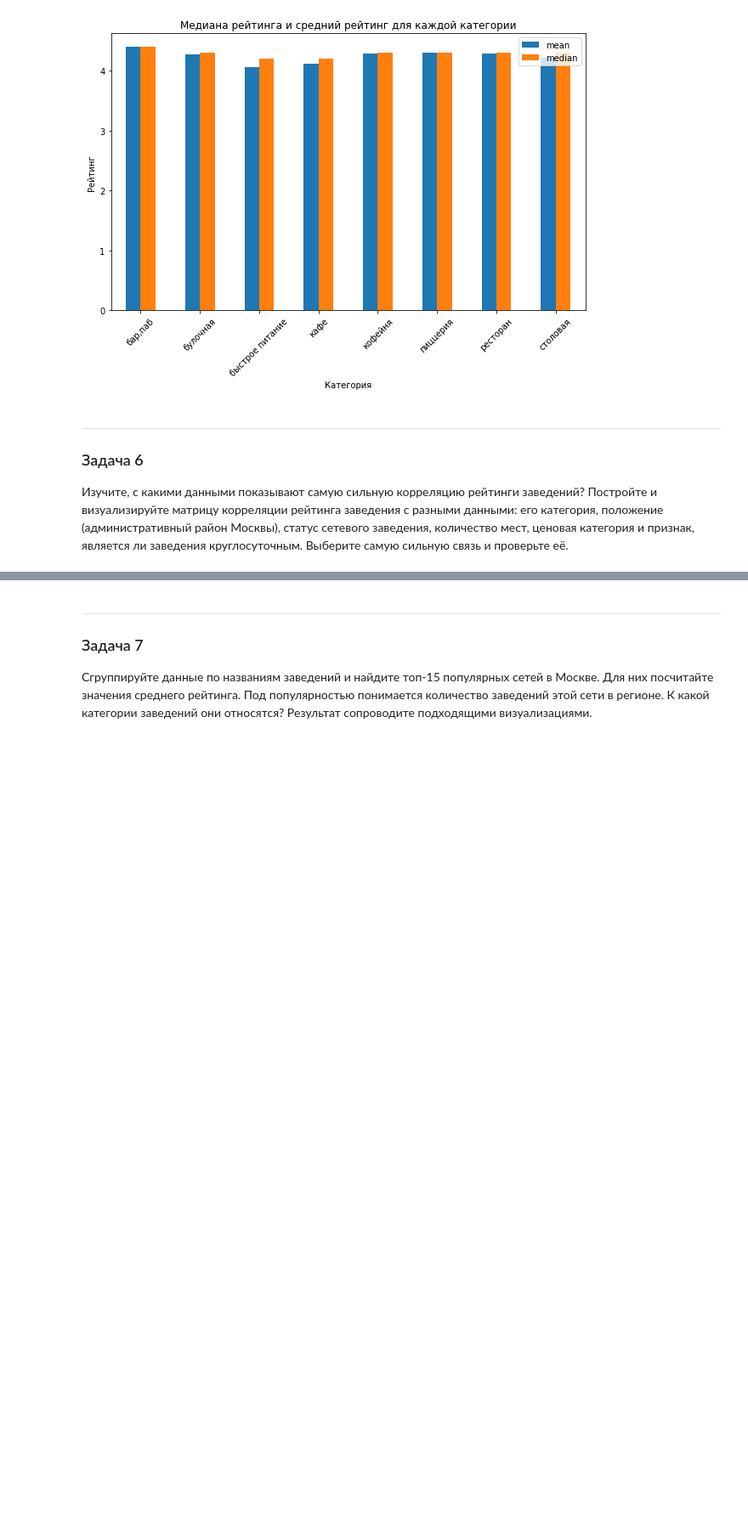
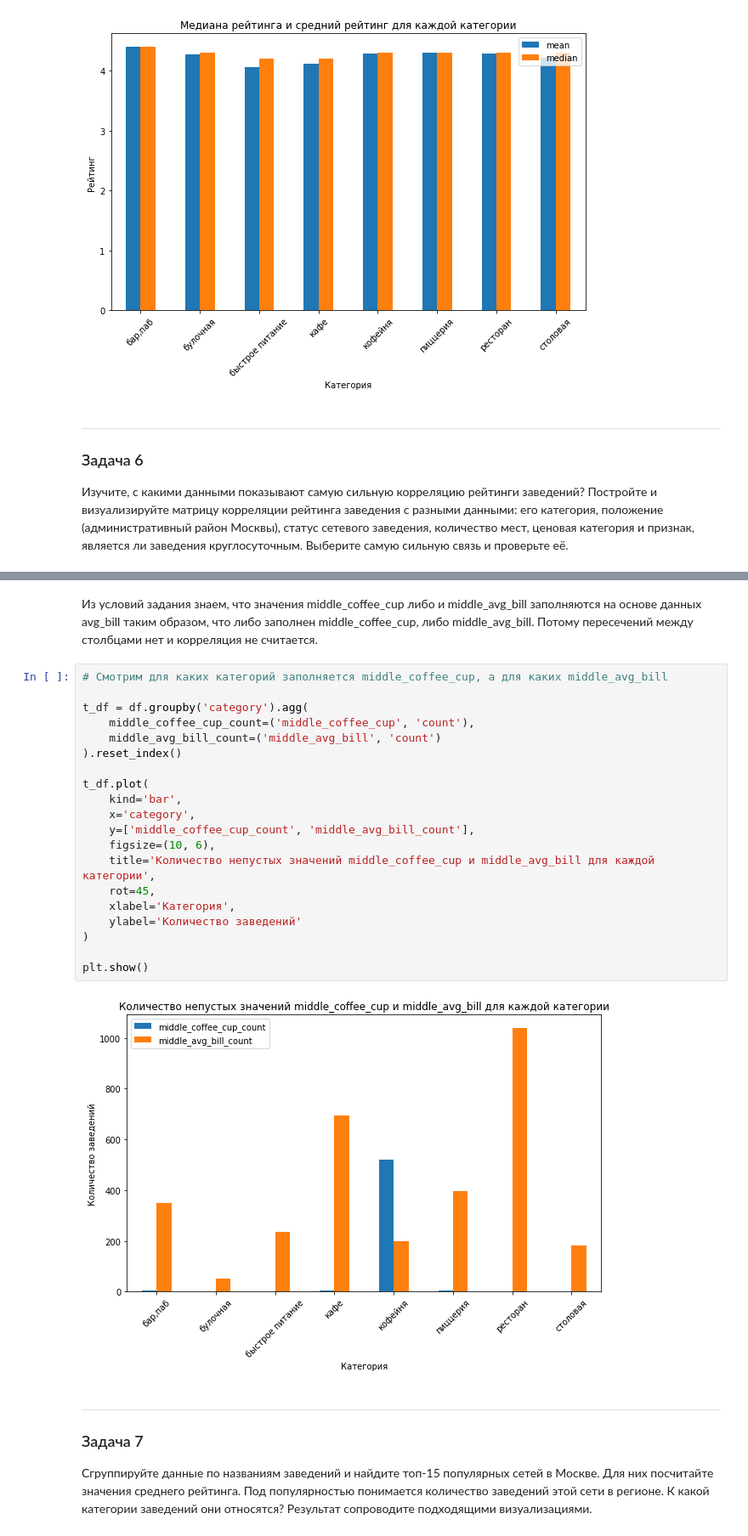
Before and after one commit to blbl-blbl/yandex_practicum_Data_Science_Course, a Jupyter notebook: Module_2_Python_Preprocessing/2. food sector analysis/food_sector_analysis.ipynb, the cells around one changed output, grey strips where cells are left out. Shown: that part at 85% size. Drawn from its saved outputs; the diff is of its cells as text; blank space fills up the shorter version.

```diff
--- a/Module_2_Python_Preprocessing/2. food sector analysis/food_sector_analysis.ipynb
+++ b/Module_2_Python_Preprocessing/2. food sector analysis/food_sector_analysis.ipynb
@@ -571,3 +553,27 @@ interval columns not set, guessing: ['rating', 'chain', 'seats', 'middle_avg_bil
+# %% [markdown]
+Из условий задания знаем, что значения middle_coffee_cup либо и middle_avg_bill заполняются на основе данных avg_bill таким образом, что либо заполнен middle_coffee_cup, либо middle_avg_bill. Потому пересечений между столбцами нет и корреляция не считается.
+# %%
+# Смотрим для каких категорий заполняется middle_coffee_cup, а для каких middle_avg_bill
+
+t_df = df.groupby('category').agg(
+    middle_coffee_cup_count=('middle_coffee_cup', 'count'),
+    middle_avg_bill_count=('middle_avg_bill', 'count')
+).reset_index()
+
+t_df.plot(
+    kind='bar',
+    x='category',
+    y=['middle_coffee_cup_count', 'middle_avg_bill_count'],
+    figsize=(10, 6),
+    title='Количество непустых значений middle_coffee_cup и middle_avg_bill для каждой категории',
+    rot=45,
+    xlabel='Категория',
+    ylabel='Количество заведений'
+)
+
+plt.show()
+# %% [output]
+[figure, added]
 # %% [markdown]
 ---
 
```
Also changed, not shown: parts of 21 cells of this notebook.
